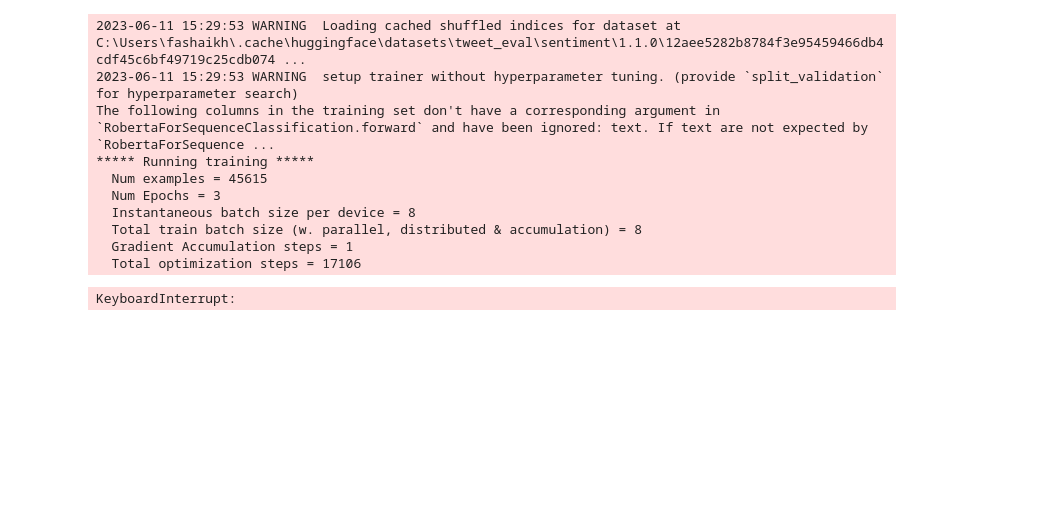
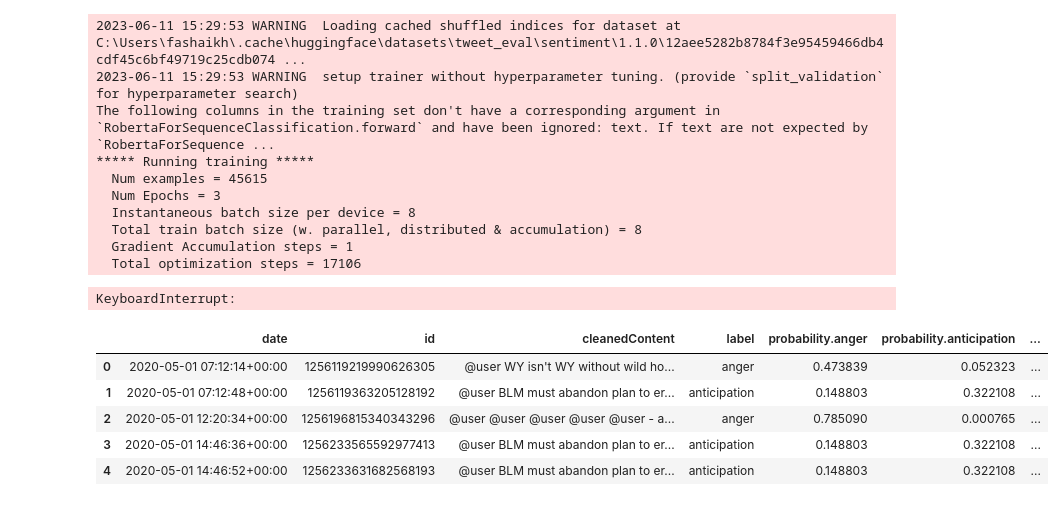
Before and after one commit to fahadshaikh30/thesis, a Jupyter notebook: test.ipynb, the cells around one changed output. Cells and saved outputs as stored; diff of their text form; code cells hidden in the pictures; blank space fills up the shorter version.

Commit message:
main

```diff
--- a/test.ipynb
+++ b/test.ipynb
@@ -235,3 +235,14 @@ KeyboardInterrupt:
 # %%
 # run prediction
 trainer.predict('If you wanna look like a badass, have drama on social media')
+# %%
+df = pd.read_parquet(r'C:\Users\fashaikh\Desktop\Thesis main\emotion_results\LDSEnclaves_emotion.parquet')
+# %%
+df.head()
+# %% [output]
+|  | date | id | cleanedContent | label | probability.anger | probability.anticipation | ... |
+| 0 | 2020-05-01 07:12:14+00:00 | 1256119219990626305 | @user WY isn't WY without wild ho... | anger | 0.473839 | 0.052323 | ... |
+| 1 | 2020-05-01 07:12:48+00:00 | 1256119363205128192 | @user BLM must abandon plan to er... | anticipation | 0.148803 | 0.322108 | ... |
+| 2 | 2020-05-01 12:20:34+00:00 | 1256196815340343296 | @user @user @user @user @user - a... | anger | 0.785090 | 0.000765 | ... |
+| 3 | 2020-05-01 14:46:36+00:00 | 1256233565592977413 | @user BLM must abandon plan to er... | anticipation | 0.148803 | 0.322108 | ... |
+| 4 | 2020-05-01 14:46:52+00:00 | 1256233631682568193 | @user BLM must abandon plan to er... | anticipation | 0.148803 | 0.322108 | ... |
```
Also changed, not shown: 3 other files.
